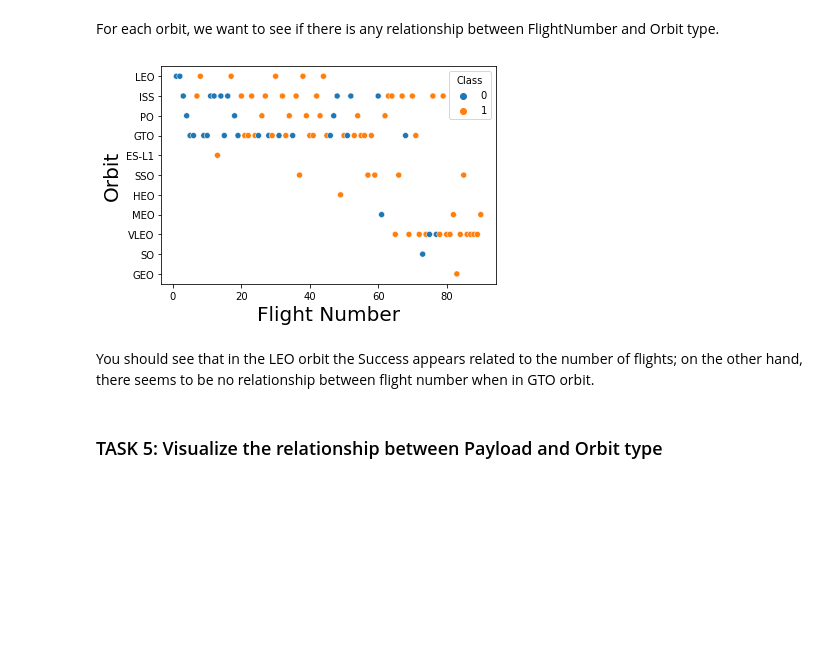
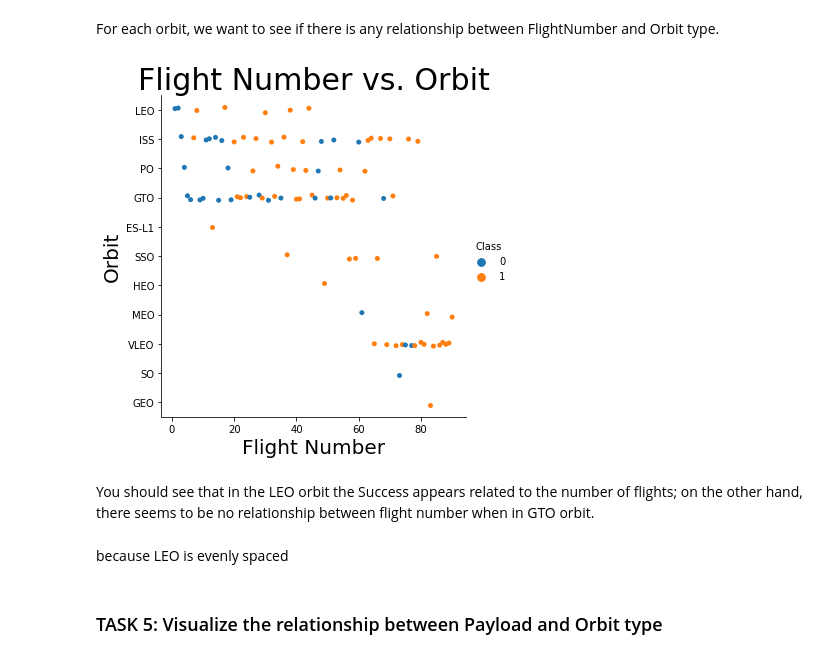
Before and after one commit to WilliamRen/machine_learning_prediction_lab, a Jupyter notebook: EDA with Visualization lab.ipynb, the cells around one changed output. Saved outputs shown, nothing was run; the diff lists cells and outputs as text; code cells hidden in the pictures; blank space fills up the shorter version.

```diff
--- a/EDA with Visualization lab.ipynb
+++ b/EDA with Visualization lab.ipynb
@@ -132,14 +151,17 @@ Analyze the ploted bar chart try to find which orbits have high sucess rate.
 For each orbit, we want to see if there is any relationship between FlightNumber and Orbit type.
 # %%
 # Plot a scatter point chart with x axis to be FlightNumber and y axis to be the Orbit, and hue to be the class value
-sns.scatterplot(y="Orbit", x="FlightNumber", hue="Class", data=df)
+sns.catplot(y="Orbit", x="FlightNumber", hue="Class", data=df)
 plt.xlabel("Flight Number",fontsize=20)
 plt.ylabel("Orbit",fontsize=20)
+plt.title("Flight Number vs. Orbit", fontsize = 30)
 plt.show()
 # %% [output]
-[figure, old version]
+[figure, new version]
 # %% [markdown]
 You should see that in the LEO orbit the Success appears related to the number of flights; on the other hand, there seems to be no relationship between flight number when in GTO orbit.
+# %% [markdown]
+because LEO is evenly spaced
 # %% [markdown]
 ### TASK  5: Visualize the relationship between Payload and Orbit type
 # %% [markdown]
```
Also changed, not shown: parts of 16 cells of this notebook.
